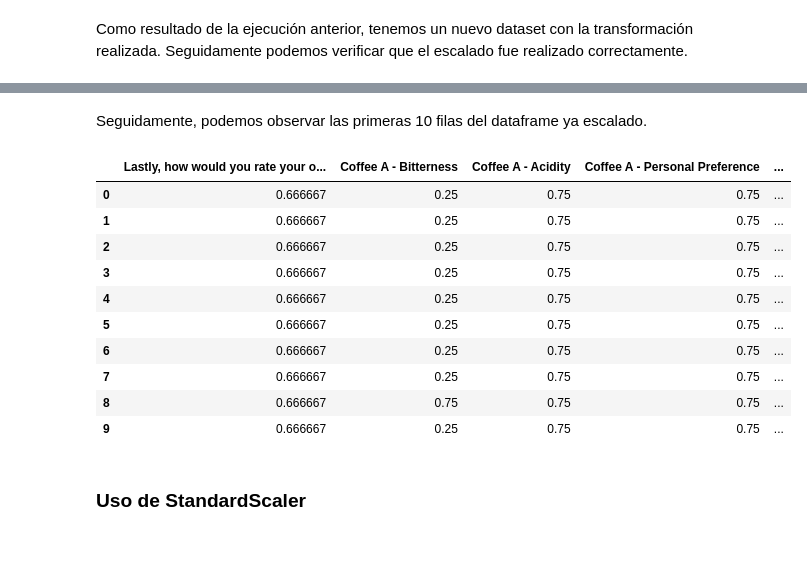
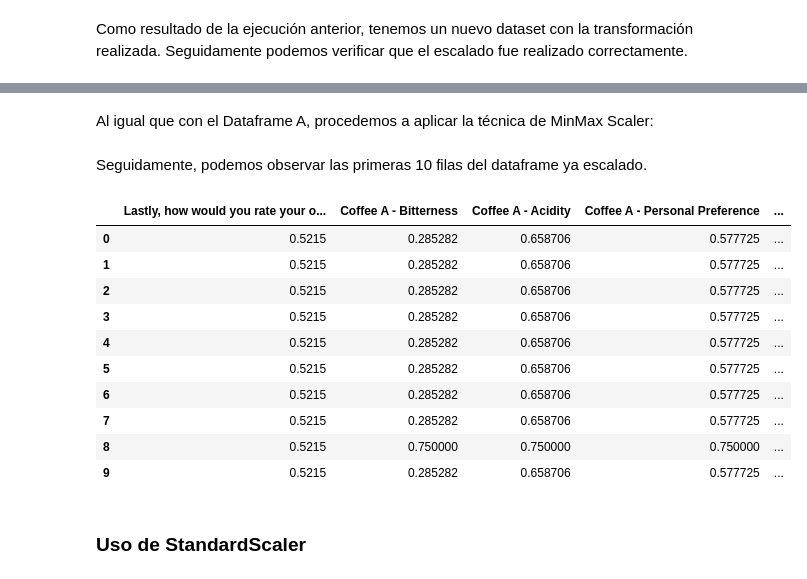
Before and after one commit to gabrielbr19/curso-ml, a Jupyter notebook: tarea1/tarea1_aprendizaje_automatico.ipynb, the cells around one changed output, grey strips where cells are left out. Drawn from its saved outputs; the diff is of its cells as text; code cells hidden in the pictures; blank space fills up the shorter version.

```diff
--- a/tarea1/tarea1_aprendizaje_automatico.ipynb
+++ b/tarea1/tarea1_aprendizaje_automatico.ipynb
@@ -198,5 +198,5 @@ Creamos una función que nos permita realizar una imputación por moda a las col
 # %%
-def imputate_by_mode(dataframe):
+def imputate_categoricals_by_mode(dataframe):
     """
     Imputa solo las columnas categóricas (de tipo 'object') con la moda de cada columna.
     Las columnas numéricas no se imputan.
@@ -210,17 +210,16 @@ def imputate_by_mode(dataframe):
     df_copy = dataframe.copy()
 
     for column in df_copy.columns:
-        if df_copy[column].dtype == 'object':  # Solo para columnas categóricas
-            mode = df_copy[column].mode()
-            if not mode.empty:  # Asegurarse de que hay una moda disponible
-                # Apply fillna and then explicitly infer objects to handle type conversion properly
-                df_copy[column] = df_copy[column].fillna(mode.iloc[0]).infer_objects(copy=False)
+        if df_copy[column].dtype != 'object':
+            continue
+        mode = df_copy[column].mode()
+        df_copy[column] = df_copy[column].fillna(mode.iloc[0]).infer_objects(copy=False)
 
     return df_copy
 
 start_time = time.time()
 
-mode_imputation = imputate_by_mode(df)
+mode_imputation = imputate_categoricals_by_mode(df)
 
 end_time = time.time()
 
@@ -427,0 +435,2 @@ df_wo_null_columns_mean_min_max_scaled = scale_by_min_max_scaler(original_df_wo_
+# %% [markdown]
+Al igual que con el Dataframe A, procedemos a aplicar la técnica de MinMax Scaler:
@@ -428,19 +439,19 @@ df_wo_null_columns_mean_min_max_scaled = scale_by_min_max_scaler(original_df_wo_
 # %% [markdown]
 Seguidamente, podemos observar las primeras 10 filas del dataframe ya escalado.
-# %%
-show_columns_scaled(original_df_wo_columns_nulls_imputate_by_mean, df_wo_null_columns_mean_min_max_scaled)
-# %% [output]
-|  | Lastly, how would you rate your o... | Coffee A - Bitterness | Coffee A - Acidity | Coffee A - Personal Preference | ... |
-| 0 | 0.666667 | 0.25 | 0.75 | 0.75 | ... |
-| 1 | 0.666667 | 0.25 | 0.75 | 0.75 | ... |
-| 2 | 0.666667 | 0.25 | 0.75 | 0.75 | ... |
-| 3 | 0.666667 | 0.25 | 0.75 | 0.75 | ... |
-| 4 | 0.666667 | 0.25 | 0.75 | 0.75 | ... |
-| 5 | 0.666667 | 0.25 | 0.75 | 0.75 | ... |
-| 6 | 0.666667 | 0.25 | 0.75 | 0.75 | ... |
-| 7 | 0.666667 | 0.25 | 0.75 | 0.75 | ... |
-| 8 | 0.666667 | 0.75 | 0.75 | 0.75 | ... |
-| 9 | 0.666667 | 0.25 | 0.75 | 0.75 | ... |
+# %%
+show_columns_scaled(df_b, df_b_min_max_scaled)
+# %% [output]
+|  | Lastly, how would you rate your o... | Coffee A - Bitterness | Coffee A - Acidity | Coffee A - Personal Preference | ... |
+| 0 | 0.5215 | 0.285282 | 0.658706 | 0.577725 | ... |
+| 1 | 0.5215 | 0.285282 | 0.658706 | 0.577725 | ... |
+| 2 | 0.5215 | 0.285282 | 0.658706 | 0.577725 | ... |
+| 3 | 0.5215 | 0.285282 | 0.658706 | 0.577725 | ... |
+| 4 | 0.5215 | 0.285282 | 0.658706 | 0.577725 | ... |
+| 5 | 0.5215 | 0.285282 | 0.658706 | 0.577725 | ... |
+| 6 | 0.5215 | 0.285282 | 0.658706 | 0.577725 | ... |
+| 7 | 0.5215 | 0.285282 | 0.658706 | 0.577725 | ... |
+| 8 | 0.5215 | 0.750000 | 0.750000 | 0.750000 | ... |
+| 9 | 0.5215 | 0.285282 | 0.658706 | 0.577725 | ... |
 # %% [markdown]
 ### Uso de StandardScaler
 # %% [markdown]
```
Also changed, not shown: parts of 50 cells of this notebook.
